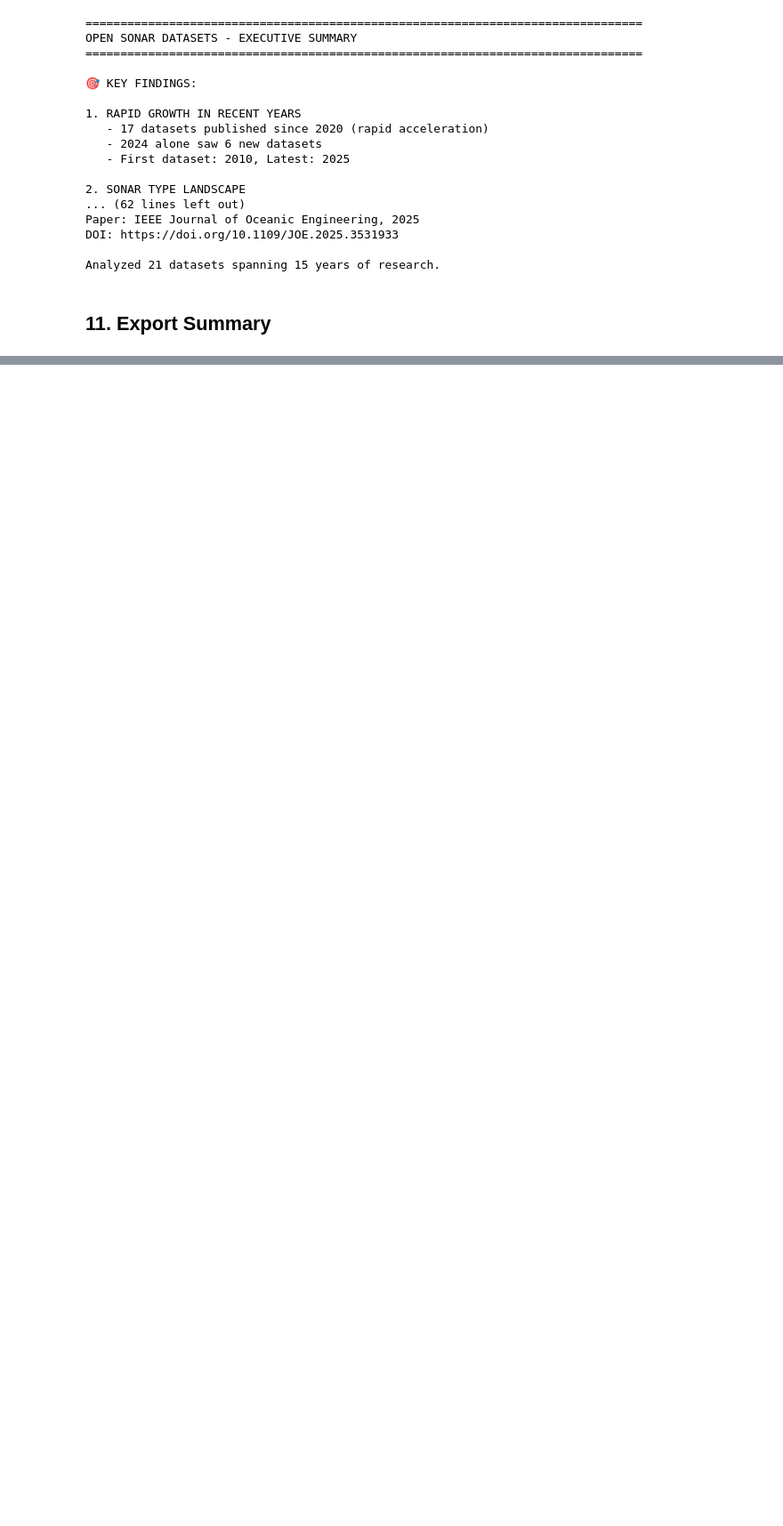
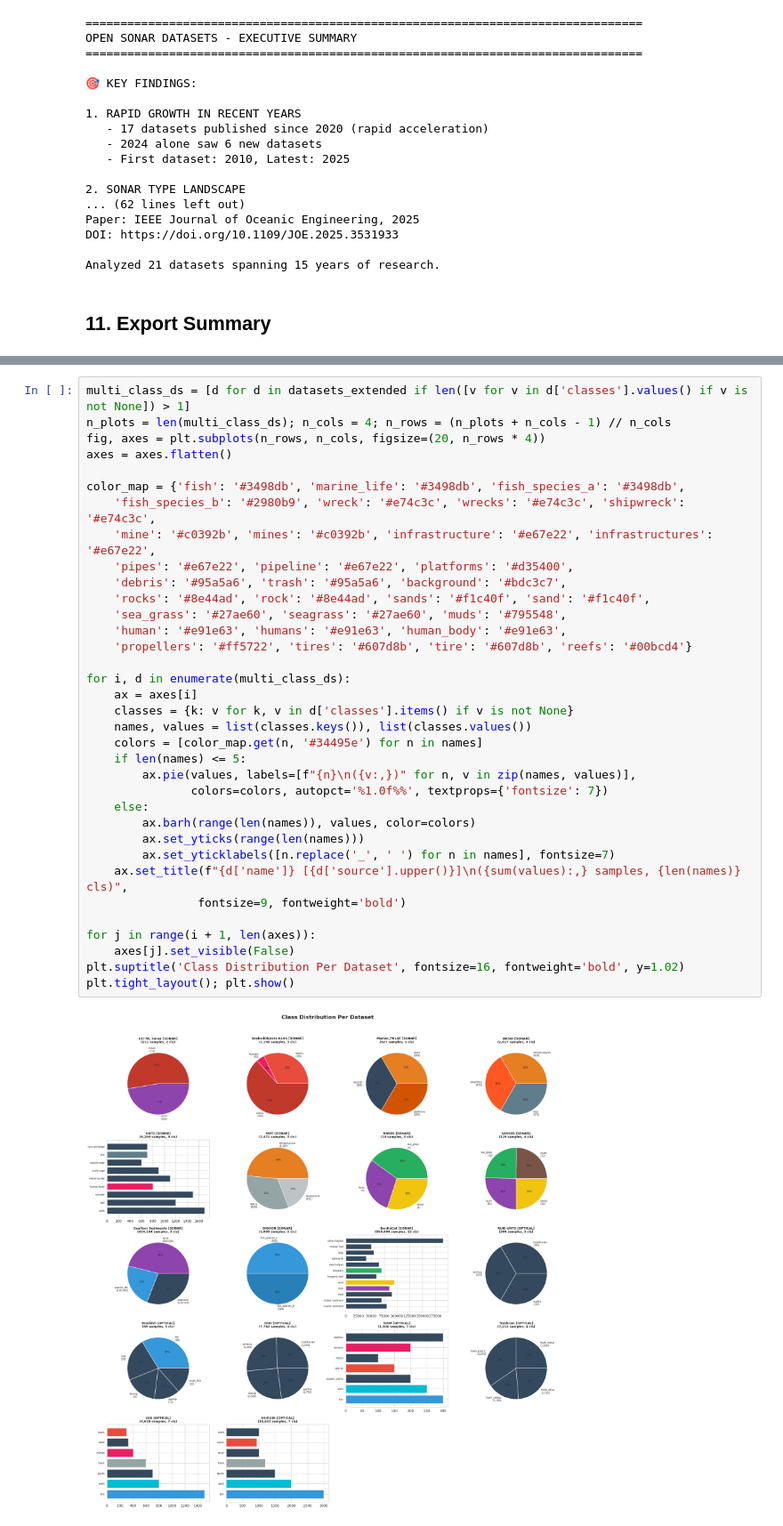
Before and after one commit to psu-nittanyaiadvance/26-S-Lockheed-1, a Jupyter notebook: sonar_datasets_eda.ipynb, the cells around one changed output, grey strips where cells are left out. Shown at 89% size. Cells and saved outputs as stored; diff of their text form; blank space fills up the shorter version.

```diff
--- a/sonar_datasets_eda.ipynb
+++ b/sonar_datasets_eda.ipynb
@@ -658,0 +1025,37 @@ summary_df.head(10)
+# %%
+multi_class_ds = [d for d in datasets_extended if len([v for v in d['classes'].values() if v is not None]) > 1]
+n_plots = len(multi_class_ds); n_cols = 4; n_rows = (n_plots + n_cols - 1) // n_cols
+fig, axes = plt.subplots(n_rows, n_cols, figsize=(20, n_rows * 4))
+axes = axes.flatten()
+
+color_map = {'fish': '#3498db', 'marine_life': '#3498db', 'fish_species_a': '#3498db',
+    'fish_species_b': '#2980b9', 'wreck': '#e74c3c', 'wrecks': '#e74c3c', 'shipwreck': '#e74c3c',
+    'mine': '#c0392b', 'mines': '#c0392b', 'infrastructure': '#e67e22', 'infrastructures': '#e67e22',
+    'pipes': '#e67e22', 'pipeline': '#e67e22', 'platforms': '#d35400',
+    'debris': '#95a5a6', 'trash': '#95a5a6', 'background': '#bdc3c7',
+    'rocks': '#8e44ad', 'rock': '#8e44ad', 'sands': '#f1c40f', 'sand': '#f1c40f',
+    'sea_grass': '#27ae60', 'seagrass': '#27ae60', 'muds': '#795548',
+    'human': '#e91e63', 'humans': '#e91e63', 'human_body': '#e91e63',
+    'propellers': '#ff5722', 'tires': '#607d8b', 'tire': '#607d8b', 'reefs': '#00bcd4'}
+
+for i, d in enumerate(multi_class_ds):
+    ax = axes[i]
+    classes = {k: v for k, v in d['classes'].items() if v is not None}
+    names, values = list(classes.keys()), list(classes.values())
+    colors = [color_map.get(n, '#34495e') for n in names]
+    if len(names) <= 5:
+        ax.pie(values, labels=[f"{n}\n({v:,})" for n, v in zip(names, values)],
+               colors=colors, autopct='%1.0f%%', textprops={'fontsize': 7})
+    else:
+        ax.barh(range(len(names)), values, color=colors)
+        ax.set_yticks(range(len(names)))
+        ax.set_yticklabels([n.replace('_', ' ') for n in names], fontsize=7)
+    ax.set_title(f"{d['name']} [{d['source'].upper()}]\n({sum(values):,} samples, {len(names)} cls)",
+                fontsize=9, fontweight='bold')
+
+for j in range(i + 1, len(axes)):
+    axes[j].set_visible(False)
+plt.suptitle('Class Distribution Per Dataset', fontsize=16, fontweight='bold', y=1.02)
+plt.tight_layout(); plt.show()
+# %% [output]
+[figure, added]
```
Also changed, not shown: parts of 25 cells of this notebook, 2 other files.
